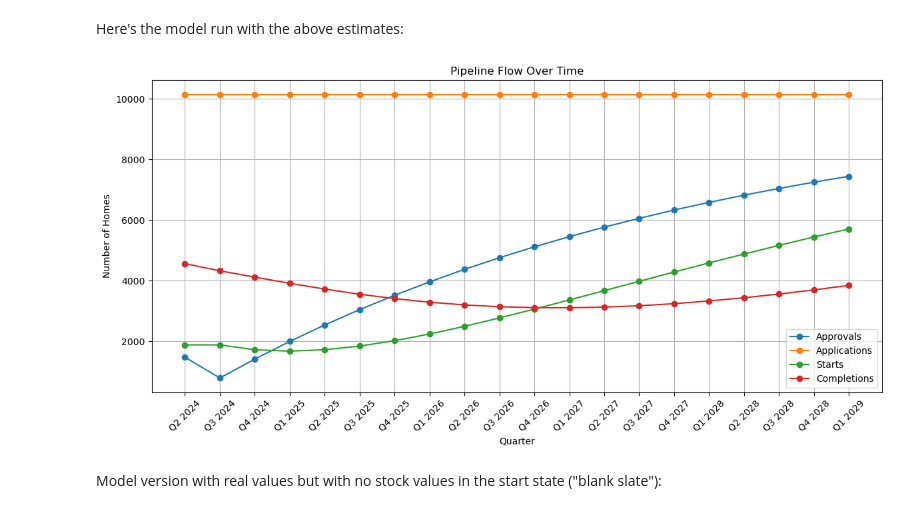
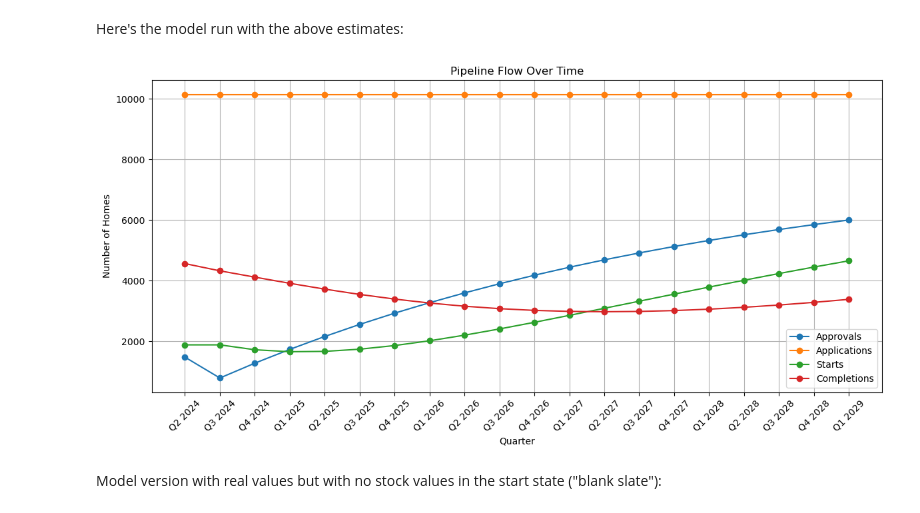
Before and after one commit to type5sonata/gla_supplysim, a Jupyter notebook: supply_scenarios_model.ipynb, the cells around one changed output. Cells and saved outputs as stored; diff of their text form; code cells hidden in the pictures.

```diff
--- a/supply_scenarios_model.ipynb
+++ b/supply_scenarios_model.ipynb
@@ -154,6 +154,7 @@ def run_simulation(simulation_length,
                    applications,
                    planning_time,
                    buildout_rate,
+                   approval_rate,
                    approval_to_start_time,
                    start_to_finish_time):
 
@@ -188,7 +189,7 @@ def run_simulation(simulation_length,
 
 
 
-        results = calculate_next_state(current_state, applications_period, planning_time_period, buildout_rate, approval_to_start_time_period, start_to_finish_time_period)
+        results = calculate_next_state(current_state, applications_period, planning_time_period, buildout_rate, approval_rate, approval_to_start_time_period, start_to_finish_time_period)
         current_state = results[0]
 
         # Append values to lists
@@ -323,18 +324,19 @@ Here's the model run with the above estimates:
 # %%
 df = run_simulation(20, start_state = (1622, 12777, 50869, 0), #in planning, before start, in construction, completed
                          applications = 10146,
                          start_approved_flow = 1472,
                          start_starts_flow = 1879,
                          start_completions_flow=4561,
                          planning_time = 15,
                          buildout_rate = 1,
                          approval_to_start_time = 6.8,
-                         start_to_finish_time = 11.77)
+                         start_to_finish_time = 11.77,
+                         approval_rate = .8)
 
 
 plot_pipeline_flow(df)
 # %% [output]
-[figure, old version]
+[figure, new version]
 # %% [markdown]
 Model version with real values but with no stock values in the start state ("blank slate"):
 # %%
```
Also changed, not shown: parts of 2 cells of this notebook.
